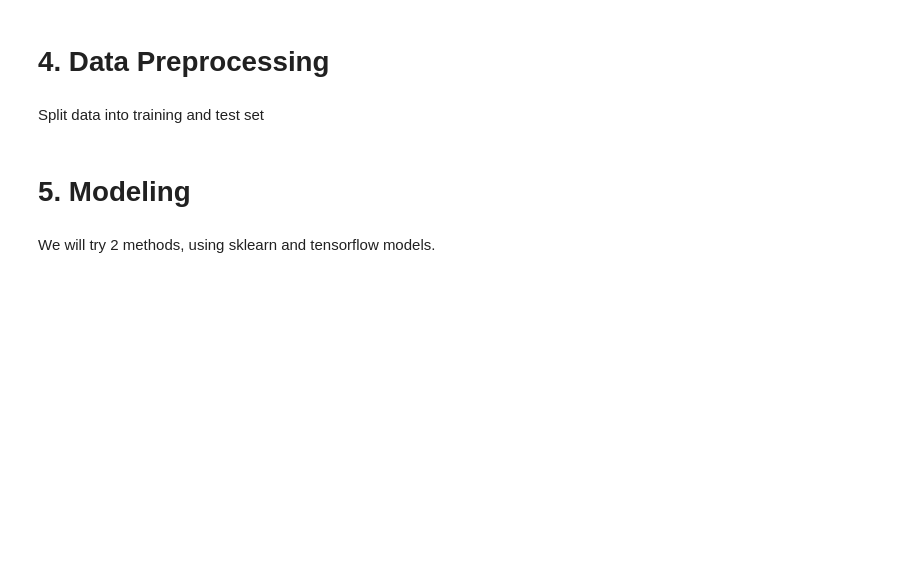
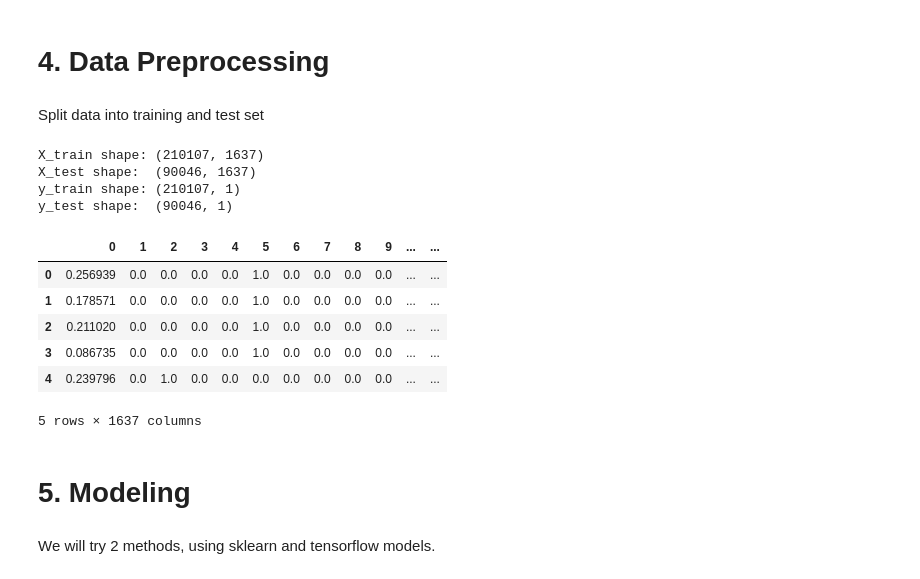
Before and after one commit to hungphanquocviet/flight-price-prediction, a Jupyter notebook: flight_price_notebook.ipynb, the cells around one changed output. Cells and saved outputs as stored; diff of their text form; code cells hidden in the pictures; blank space fills up the shorter version.

```diff
--- a/flight_price_notebook.ipynb
+++ b/flight_price_notebook.ipynb
@@ -278,5 +280,34 @@ y = df1[['price']]
 # %% [markdown]
 Split data into training and test set
+# %%
+X_train, X_test, y_train, y_test = train_test_split(X,y, test_size=0.3, random_state = 42)
+print ("X_train shape: " + str(X_train.shape))
+print ("X_test shape:  " + str(X_test.shape))
+print ("y_train shape: " + str(y_train.shape))
+print ("y_test shape:  " + str(y_test.shape))
+# %% [output]
+X_train shape: (210107, 1637)
+X_test shape:  (90046, 1637)
+y_train shape: (210107, 1)
+y_test shape:  (90046, 1)
+# %%
+# Scaling the data
+from sklearn.preprocessing import MinMaxScaler
+scaler = MinMaxScaler()
+X_train = scaler.fit_transform(X_train)
+X_test = scaler.fit_transform(X_test)
+X_train = pd.DataFrame(X_train)
+X_test = pd.DataFrame(X_test)
+
+X_train.head()
+# %% [output]
+|  | 0 | 1 | 2 | 3 | 4 | 5 | 6 | 7 | 8 | 9 | ... | ... |
+| 0 | 0.256939 | 0.0 | 0.0 | 0.0 | 0.0 | 1.0 | 0.0 | 0.0 | 0.0 | 0.0 | ... | ... |
+| 1 | 0.178571 | 0.0 | 0.0 | 0.0 | 0.0 | 1.0 | 0.0 | 0.0 | 0.0 | 0.0 | ... | ... |
+| 2 | 0.211020 | 0.0 | 0.0 | 0.0 | 0.0 | 1.0 | 0.0 | 0.0 | 0.0 | 0.0 | ... | ... |
+| 3 | 0.086735 | 0.0 | 0.0 | 0.0 | 0.0 | 1.0 | 0.0 | 0.0 | 0.0 | 0.0 | ... | ... |
+| 4 | 0.239796 | 0.0 | 1.0 | 0.0 | 0.0 | 0.0 | 0.0 | 0.0 | 0.0 | 0.0 | ... | ... |
+5 rows × 1637 columns
 # %% [markdown]
 # **5. Modeling**
 # %% [markdown]
```
Also changed, not shown: parts of 5 cells of this notebook.
